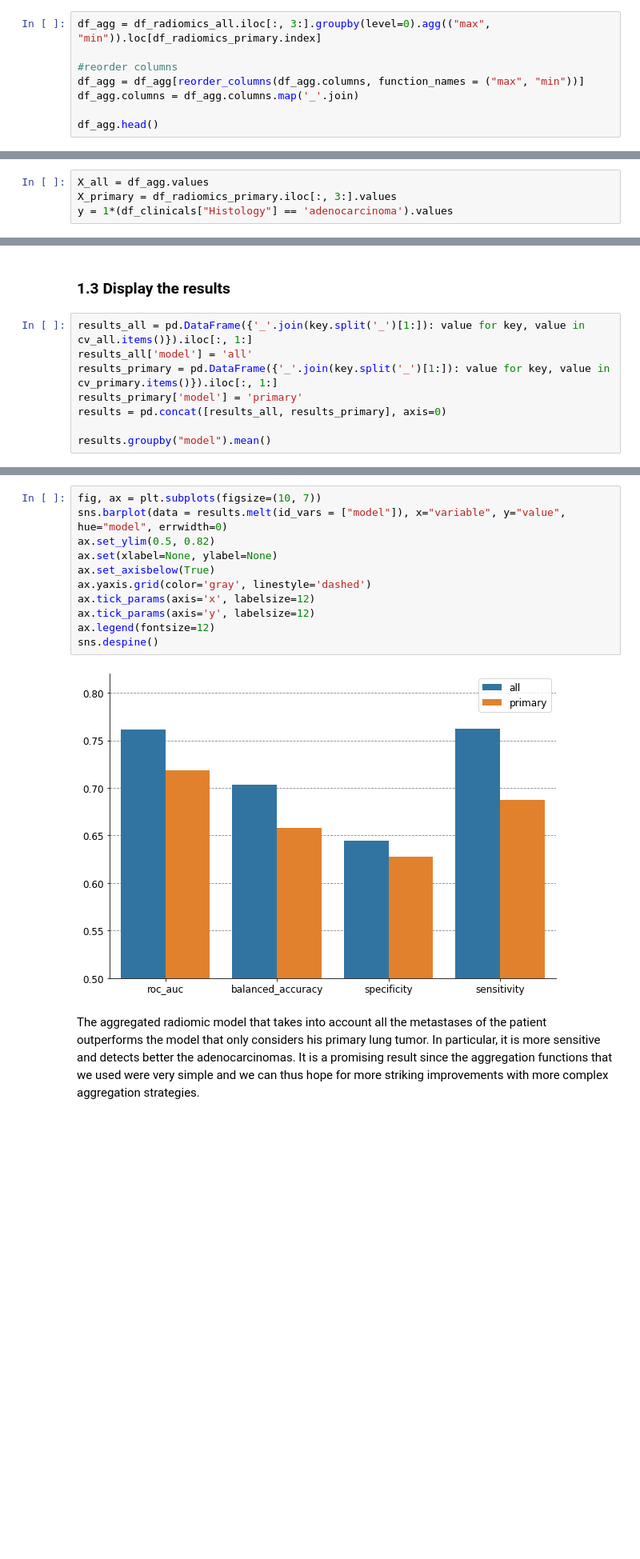
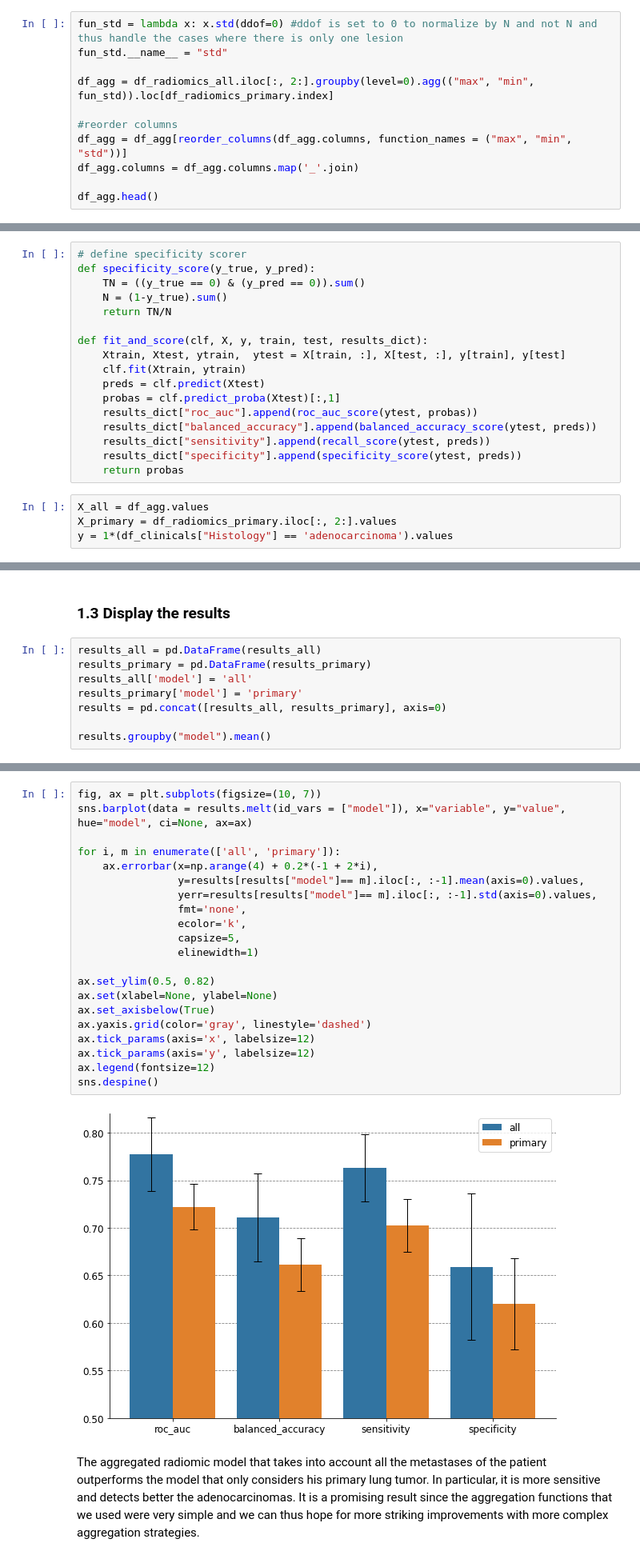
Before and after one commit to ncaptier/radshap, a Jupyter notebook: examples/nsclc_subtype_classification.ipynb, the cells around one changed output, grey strips where cells are left out. Shown at 80% size. Drawn from its saved outputs; the diff is of its cells as text; blank space fills up the shorter version.

```diff
--- a/examples/nsclc_subtype_classification.ipynb
+++ b/examples/nsclc_subtype_classification.ipynb
@@ -100,10 +100,13 @@ def reorder_columns(columns, function_names):
         d[col[1]].append(col)
     return sum(d.values(), [])
 # %%
-df_agg = df_radiomics_all.iloc[:, 3:].groupby(level=0).agg(("max", "min")).loc[df_radiomics_primary.index]
+fun_std = lambda x: x.std(ddof=0) #ddof is set to 0 to normalize by N and not N and thus handle the cases where there is only one lesion
+fun_std.__name__ = "std"
+
+df_agg = df_radiomics_all.iloc[:, 2:].groupby(level=0).agg(("max", "min", fun_std)).loc[df_radiomics_primary.index]
 
 #reorder columns
-df_agg = df_agg[reorder_columns(df_agg.columns, function_names = ("max", "min"))]
+df_agg = df_agg[reorder_columns(df_agg.columns, function_names = ("max", "min", "std"))]
 df_agg.columns = df_agg.columns.map('_'.join)
 
 df_agg.head()
@@ -122,6 +125,23 @@ We use a repeated stratified cross-validation scheme with 5 folds and 20 repeats
+# %%
+# define specificity scorer
+def specificity_score(y_true, y_pred):
+    TN = ((y_true == 0) & (y_pred == 0)).sum()
+    N = (1-y_true).sum()
+    return TN/N
+
+def fit_and_score(clf, X, y, train, test, results_dict):
+    Xtrain, Xtest, ytrain,  ytest = X[train, :], X[test, :], y[train], y[test]
+    clf.fit(Xtrain, ytrain)
+    preds = clf.predict(Xtest)
+    probas = clf.predict_proba(Xtest)[:,1]
+    results_dict["roc_auc"].append(roc_auc_score(ytest, probas))
+    results_dict["balanced_accuracy"].append(balanced_accuracy_score(ytest, preds))
+    results_dict["sensitivity"].append(recall_score(ytest, preds))
+    results_dict["specificity"].append(specificity_score(ytest, preds))
+    return probas
 # %%
 X_all = df_agg.values
-X_primary = df_radiomics_primary.iloc[:, 3:].values
+X_primary = df_radiomics_primary.iloc[:, 2:].values
 y = 1*(df_clinicals["Histology"] == 'adenocarcinoma').values
 # %%
 pipe = Pipeline(steps = [("scaling", StandardScaler()),
@@ -151,9 +192,9 @@ cv_primary = cross_validate(estimator=pipe,
 # %% [markdown]
 ### 1.3 Display the results
 # %%
-results_all = pd.DataFrame({'_'.join(key.split('_')[1:]): value for key, value in cv_all.items()}).iloc[:, 1:]
+results_all = pd.DataFrame(results_all)
+results_primary = pd.DataFrame(results_primary)
 results_all['model'] = 'all'
-results_primary = pd.DataFrame({'_'.join(key.split('_')[1:]): value for key, value in cv_primary.items()}).iloc[:, 1:]
 results_primary['model'] = 'primary'
 results = pd.concat([results_all, results_primary], axis=0)
 
@@ -166,16 +214,26 @@ results.groupby("model").mean()
 # %%
 fig, ax = plt.subplots(figsize=(10, 7))
-sns.barplot(data = results.melt(id_vars = ["model"]), x="variable", y="value", hue="model", errwidth=0)
+sns.barplot(data = results.melt(id_vars = ["model"]), x="variable", y="value", hue="model", ci=None, ax=ax)
+
+for i, m in enumerate(['all', 'primary']):
+    ax.errorbar(x=np.arange(4) + 0.2*(-1 + 2*i),
+                y=results[results["model"]== m].iloc[:, :-1].mean(axis=0).values,
+                yerr=results[results["model"]== m].iloc[:, :-1].std(axis=0).values,
+                fmt='none',
+                ecolor='k',
+                capsize=5,
+                elinewidth=1)
+
 ax.set_ylim(0.5, 0.82)
 ax.set(xlabel=None, ylabel=None)
 ax.set_axisbelow(True)
 ax.yaxis.grid(color='gray', linestyle='dashed')
 ax.tick_params(axis='x', labelsize=12)
 ax.tick_params(axis='y', labelsize=12)
 ax.legend(fontsize=12)
 sns.despine()
 # %% [output]
-[figure, old version]
+[figure, new version]
 # %% [markdown]
 The aggregated radiomic model that takes into account all the metastases of the patient outperforms the model that only considers his primary lung tumor. In particular, it is more sensitive and detects better the adenocarcinomas. It is a promising result since the aggregation functions that we used were very simple and we can thus hope for more striking improvements with more complex aggregation strategies.
 # %% [markdown]
```
Also changed, not shown: parts of 31 cells of this notebook.
